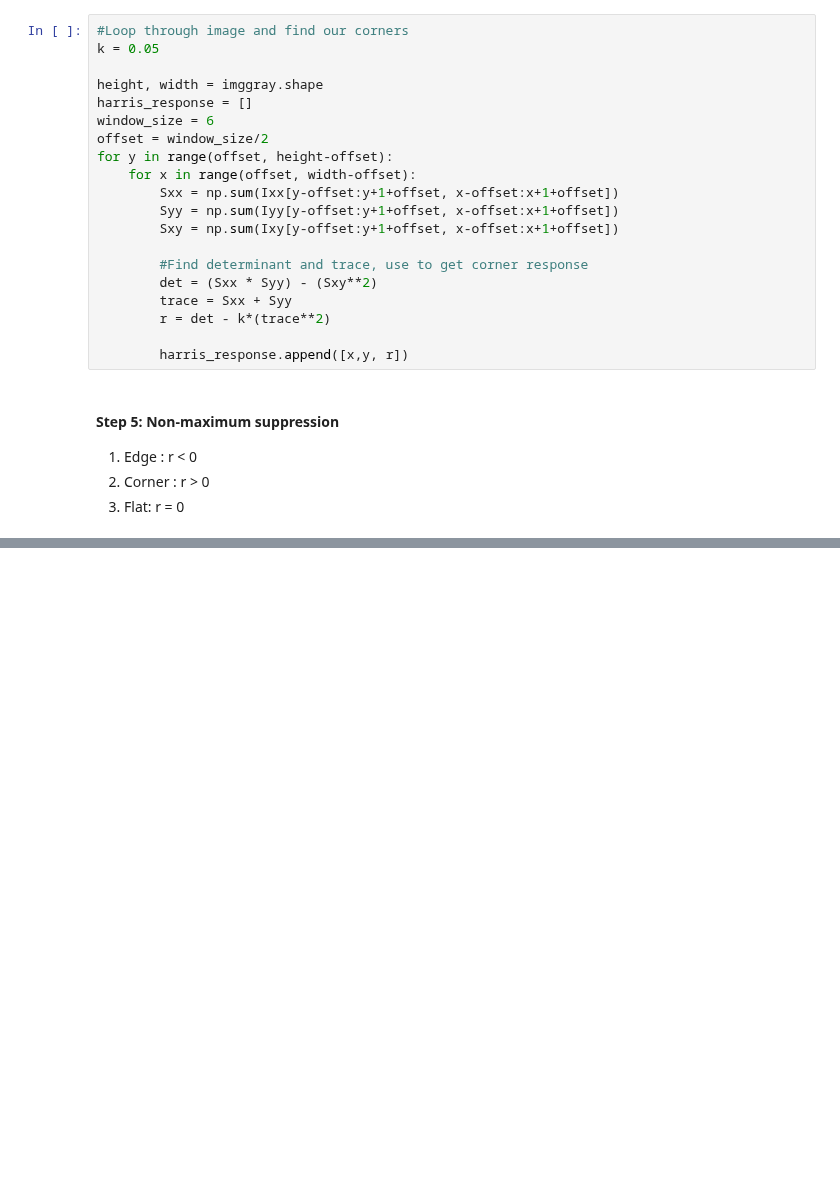
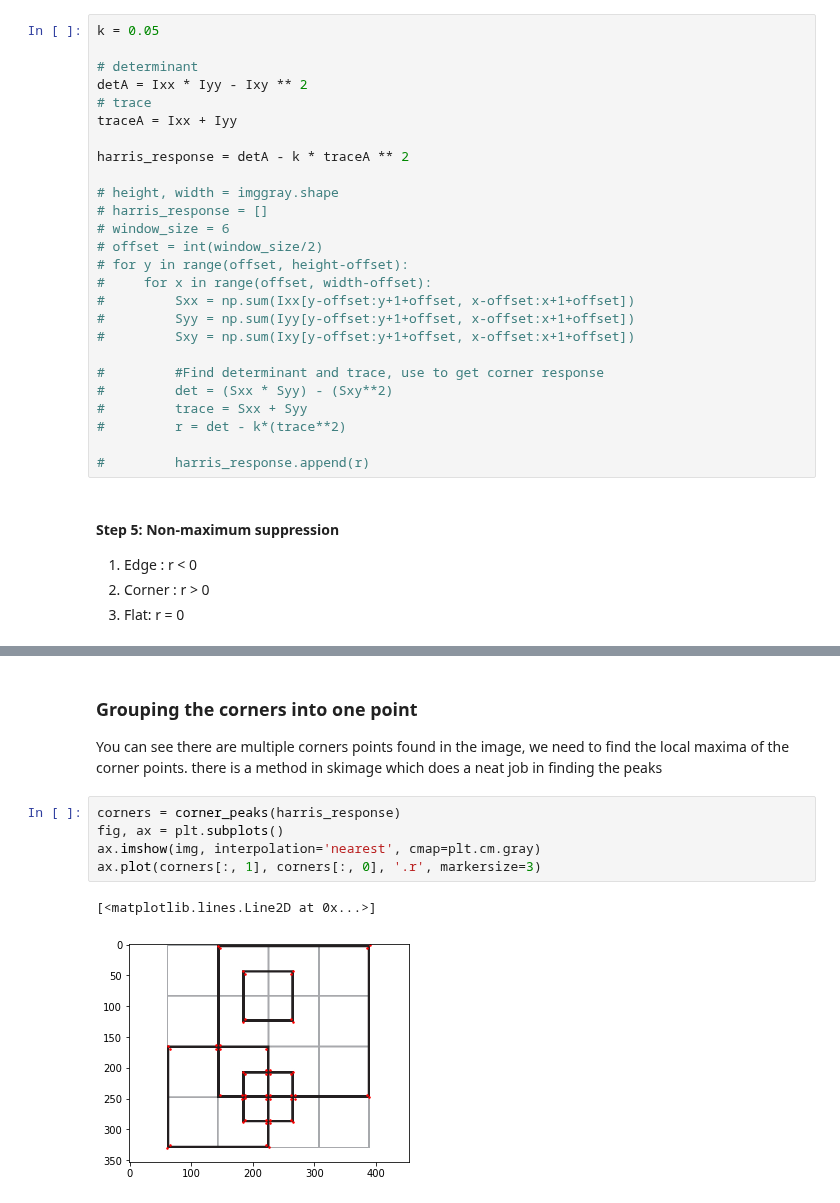
Before and after one commit to muthuspark/ml_research, a Jupyter notebook: Process of Harris Corner Detection Algorithm.ipynb, the cells around one changed output, grey strips where cells are left out. Saved outputs shown, nothing was run; the diff lists cells and outputs as text; blank space fills up the shorter version.

```diff
--- a/Process of Harris Corner Detection Algorithm.ipynb
+++ b/Process of Harris Corner Detection Algorithm.ipynb
@@ -45,25 +48,31 @@ Iyy = I_y**2
 # %% [markdown]
 #### Step 4: Harris response calculation
 # %%
-#Loop through image and find our corners
 k = 0.05
 
-height, width = imggray.shape
-harris_response = []
-window_size = 6
-offset = window_size/2
-for y in range(offset, height-offset):
-    for x in range(offset, width-offset):
-        Sxx = np.sum(Ixx[y-offset:y+1+offset, x-offset:x+1+offset])
-        Syy = np.sum(Iyy[y-offset:y+1+offset, x-offset:x+1+offset])
-        Sxy = np.sum(Ixy[y-offset:y+1+offset, x-offset:x+1+offset])
+# determinant
+detA = Ixx * Iyy - Ixy ** 2
+# trace
+traceA = Ixx + Iyy
 
-        #Find determinant and trace, use to get corner response
-        det = (Sxx * Syy) - (Sxy**2)
-        trace = Sxx + Syy
-        r = det - k*(trace**2)
+harris_response = detA - k * traceA ** 2
 
-        harris_response.append([x,y, r])
+# height, width = imggray.shape
+# harris_response = []
+# window_size = 6
+# offset = int(window_size/2)
+# for y in range(offset, height-offset):
+#     for x in range(offset, width-offset):
+#         Sxx = np.sum(Ixx[y-offset:y+1+offset, x-offset:x+1+offset])
+#         Syy = np.sum(Iyy[y-offset:y+1+offset, x-offset:x+1+offset])
+#         Sxy = np.sum(Ixy[y-offset:y+1+offset, x-offset:x+1+offset])
+
+#         #Find determinant and trace, use to get corner response
+#         det = (Sxx * Syy) - (Sxy**2)
+#         trace = Sxx + Syy
+#         r = det - k*(trace**2)
+
+#         harris_response.append(r)
 # %% [markdown]
 #### Step 5: Non-maximum suppression
 1. Edge : r < 0
@@ -85,3 +102,14 @@ plt.show()
+# %% [markdown]
+### Grouping the corners into one point
+You can see there are multiple corners points found in the image, we need to find the local maxima of the corner points. there is a method in skimage which does a neat job in finding the peaks
+# %%
+corners = corner_peaks(harris_response)
+fig, ax = plt.subplots()
+ax.imshow(img, interpolation='nearest', cmap=plt.cm.gray)
+ax.plot(corners[:, 1], corners[:, 0], '.r', markersize=3)
+# %% [output]
+[<matplotlib.lines.Line2D at 0x...>]
+[figure, added]
 # %%
 #Harris corner detection using skimage library
 from skimage.feature import corner_harris, corner_peaks
```
Also changed, not shown: parts of 5 cells of this notebook.
